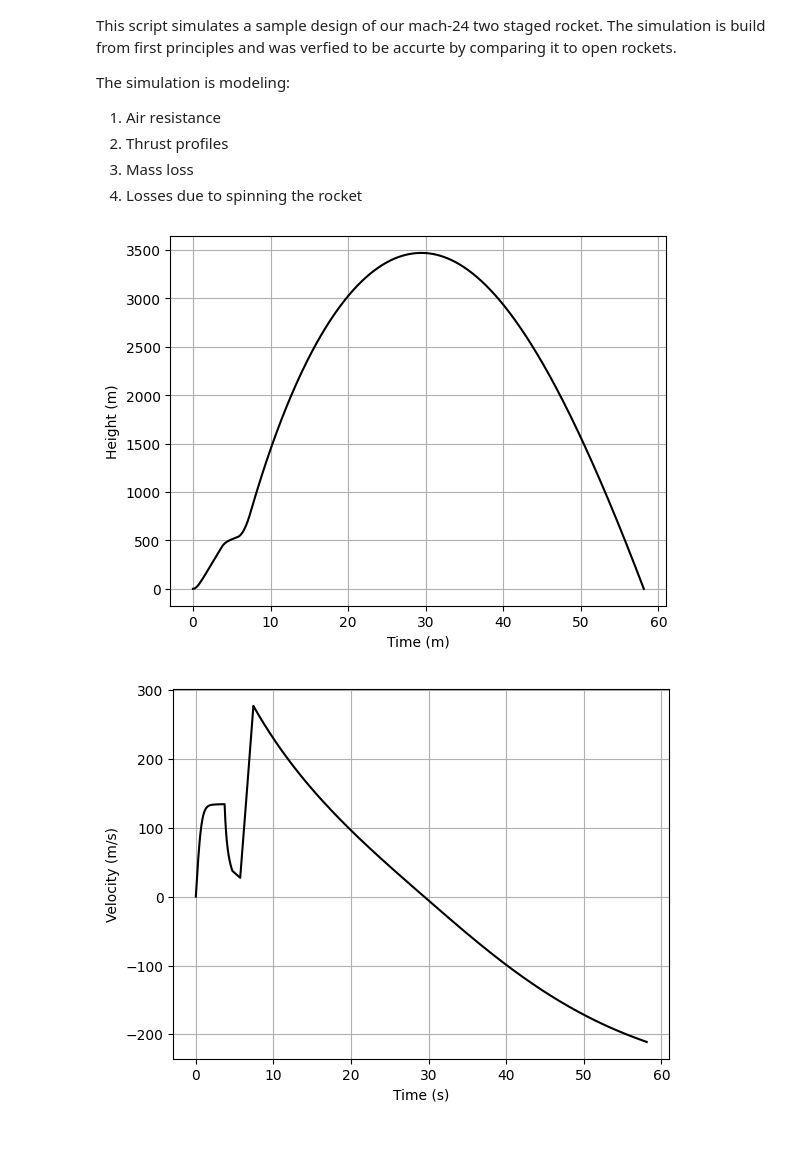
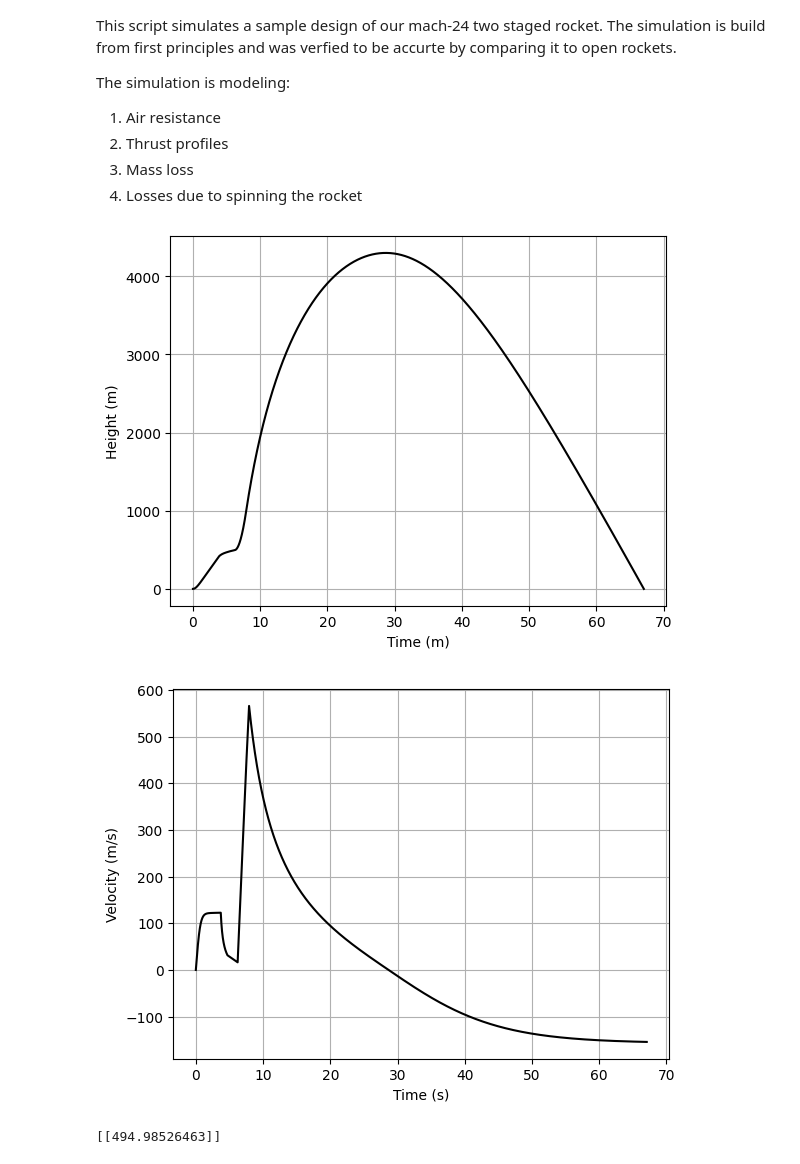
Before and after one commit to AberdeenRSS/PerformanceSimulation, a Jupyter notebook: mach24.ipynb, the cells around one changed output. Cells and saved outputs as stored; diff of their text form; code cells hidden in the pictures.

Commit message:
Mach-24 pdr final

```diff
--- a/mach24.ipynb
+++ b/mach24.ipynb
@@ -19,31 +19,37 @@ The simulation is modeling:
 4. Losses due to spinning the rocket
 # %%
 stage1 = Mach24Stage(3.7, 660, 1.204, 1.2, 0.60/2, 0, 1, CircularMach24Fin(0.06))
-stage2 = Mach24Stage(1.7, 336, 0.204, 0.8, 0.052/2, 1, 0, CircularMach24Fin(0.06))
+stage2 = Mach24Stage(1.7, 336, 0.204, 0.8, 0.052/2, 1.5, 0, CircularMach24Fin(0.06))
 
 
-rocket_equation, initial = get_mach_24_rocket([stage1, stage2], 0, 0.25)
+rocket_equation, initial = get_mach_24_rocket([stage1, stage2], 0, 0.3)
 
 tvec, xvec = eulersolve_while_positive(rocket_equation, 0, initial, 0.01)
 
 rotation_hz = xvec[0:, 3:4]/(2*math.pi)
 
 plt.plot(tvec, xvec[0:, 0:1], color = 'black')
 
 plt.xlabel('Time (m)')
 plt.ylabel('Height (m)')
 plt.grid()
 
 plt.show()
 
 plt.plot(tvec, xvec[0:, 1:2], color = 'black')
 # plt.plot(tvec, rotation_hz, color = 'green')
 
 plt.xlabel('Time (s)')
 plt.ylabel('Velocity (m/s)')
 plt.grid()
 
 plt.show()
+
+second_fire_time = (stage1.burn_time + stage1.stage_delay + stage2.ignition_delay)
+second_fire_index = int(second_fire_time/0.01)
+
+print(xvec[second_fire_index:second_fire_index+1, 0:1])
 # %% [output]
-[figure, old version]
+[figure, new version]
-[figure, old version]
+[figure, new version]
+[[494.98526463]]
```
Also changed, not shown: 2 other files.
